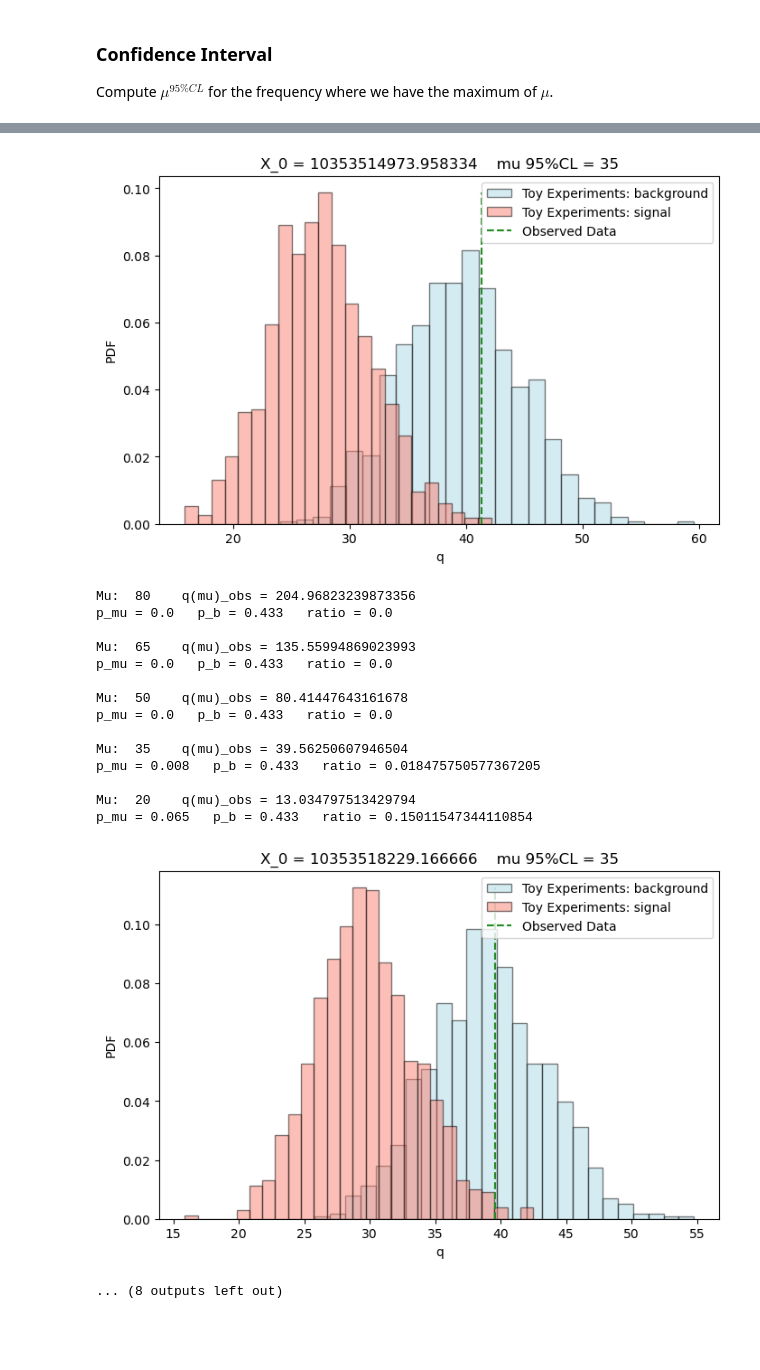
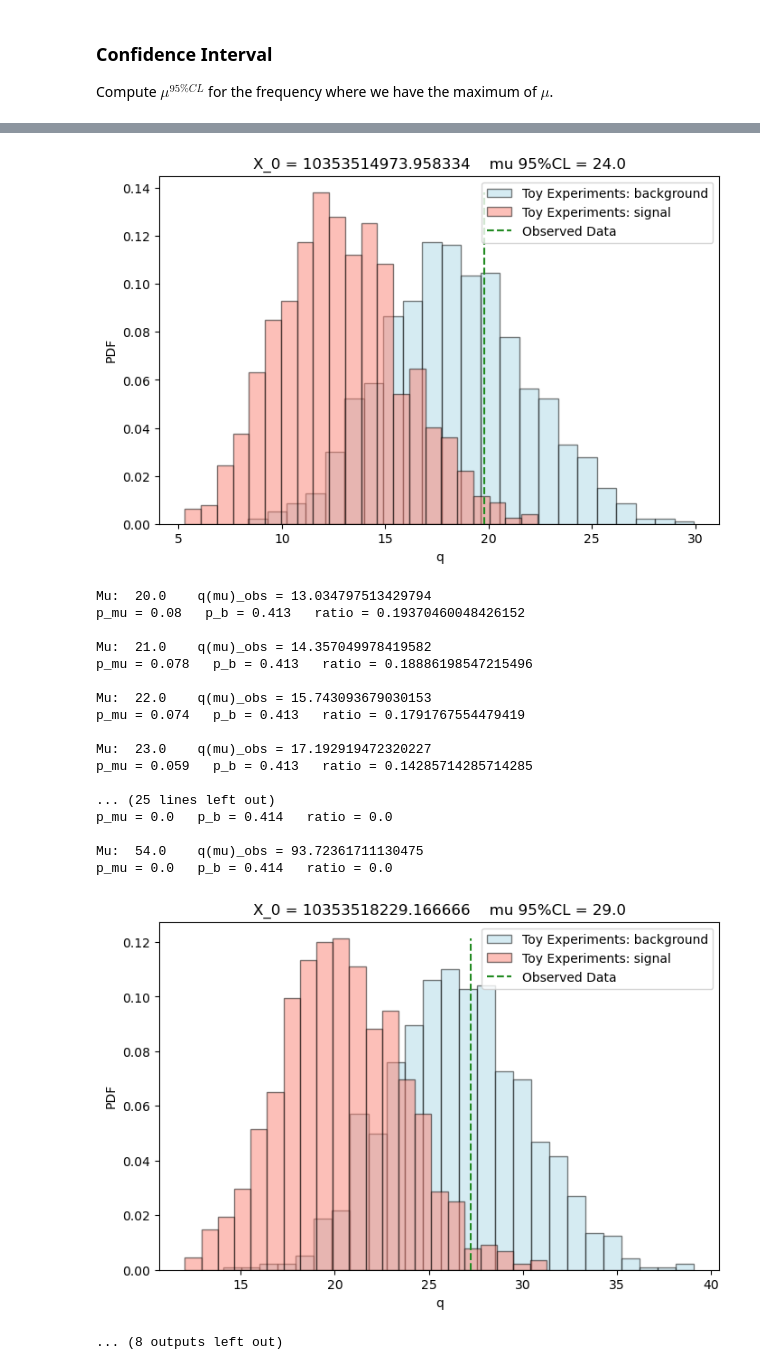
Before and after one commit to andread3vita/QuaxProject, a Jupyter notebook: Test.ipynb, the cells around one changed output, grey strips where cells are left out. Cells and saved outputs as stored; diff of their text form; code cells hidden in the pictures; blank space fills up the shorter version.

```diff
--- a/Test.ipynb
+++ b/Test.ipynb
@@ -235,7 +235,9 @@ array([ 1.27587418, -0.92685851,  0.64026551])
 
 Compute $\mu^{95\% CL}$ for the frequency where we have the maximum of $\hat{\mu}$.
 # %%
-mu_fix = np.array([80, 65, 50, 35, 20])
+m = np.linspace(20,30,11)
+mu_fix = np.concatenate((m,np.array([39,50,54])))
+#mu_fix = np.array([54, 50, 39, 30, 25, 20, 15])
 _, muCI = stat.stat_test(run=395, x_0=freq[range(150, 200,5)].values, mu_fix=mu_fix,
                          signal=fits.signal_gauss, n_toy=1000,
                          calc_z=False, calc_CI=True, draw=True, verbose=True, path='db/')
@@ -320,19 +334,22 @@ p_mu = 0.035   p_b = 0.353   ratio = 0.0991501416430595
-[figure, old version]
+[figure, new version]
-Mu:  80    q(mu)_obs = 204.96823239873356
-p_mu = 0.0   p_b = 0.433   ratio = 0.0
+Mu:  20.0    q(mu)_obs = 13.034797513429794
+p_mu = 0.08   p_b = 0.413   ratio = 0.19370460048426152
 
-Mu:  65    q(mu)_obs = 135.55994869023993
-p_mu = 0.0   p_b = 0.433   ratio = 0.0
+Mu:  21.0    q(mu)_obs = 14.357049978419582
+p_mu = 0.078   p_b = 0.413   ratio = 0.18886198547215496
 
-Mu:  50    q(mu)_obs = 80.41447643161678
-p_mu = 0.0   p_b = 0.433   ratio = 0.0
+Mu:  22.0    q(mu)_obs = 15.743093679030153
+p_mu = 0.074   p_b = 0.413   ratio = 0.1791767554479419
 
-Mu:  35    q(mu)_obs = 39.56250607946504
-p_mu = 0.008   p_b = 0.433   ratio = 0.018475750577367205
+Mu:  23.0    q(mu)_obs = 17.192919472320227
+p_mu = 0.059   p_b = 0.413   ratio = 0.14285714285714285
 
-Mu:  20    q(mu)_obs = 13.034797513429794
-p_mu = 0.065   p_b = 0.433   ratio = 0.15011547344110854
+... (25 lines left out)
+p_mu = 0.0   p_b = 0.414   ratio = 0.0
+
+Mu:  54.0    q(mu)_obs = 93.72361711130475
+p_mu = 0.0   p_b = 0.414   ratio = 0.0
-[figure, old version]
+[figure, new version]
 ... (8 outputs left out)
 # %%
 muCI
```
Also changed, not shown: parts of 3 cells of this notebook.
